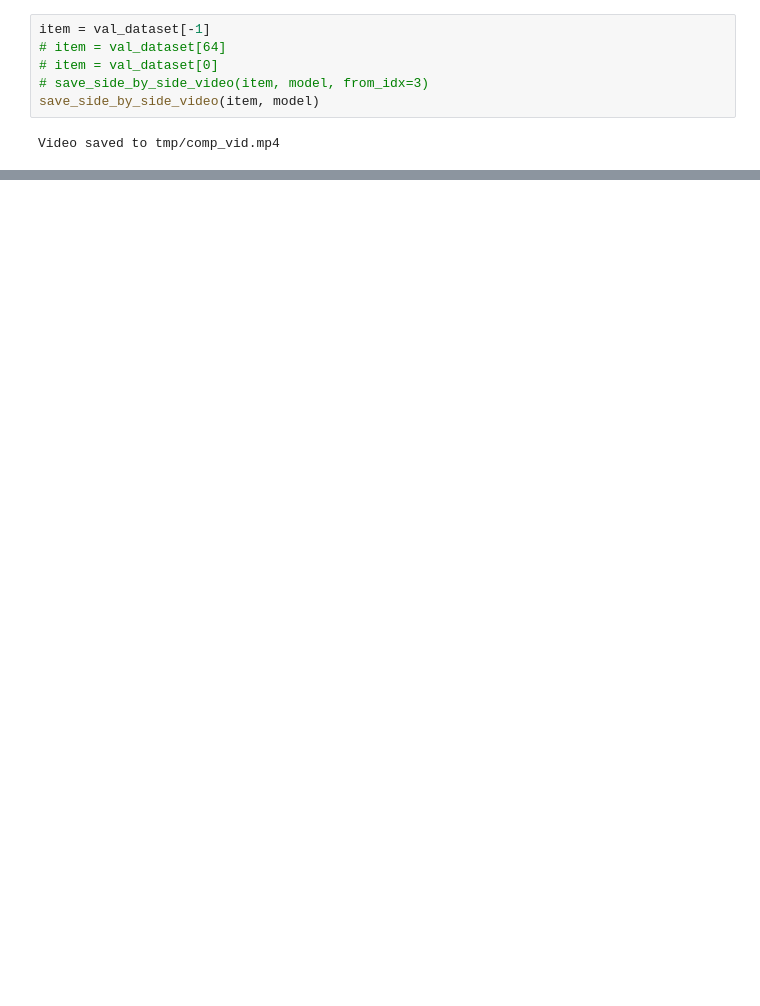
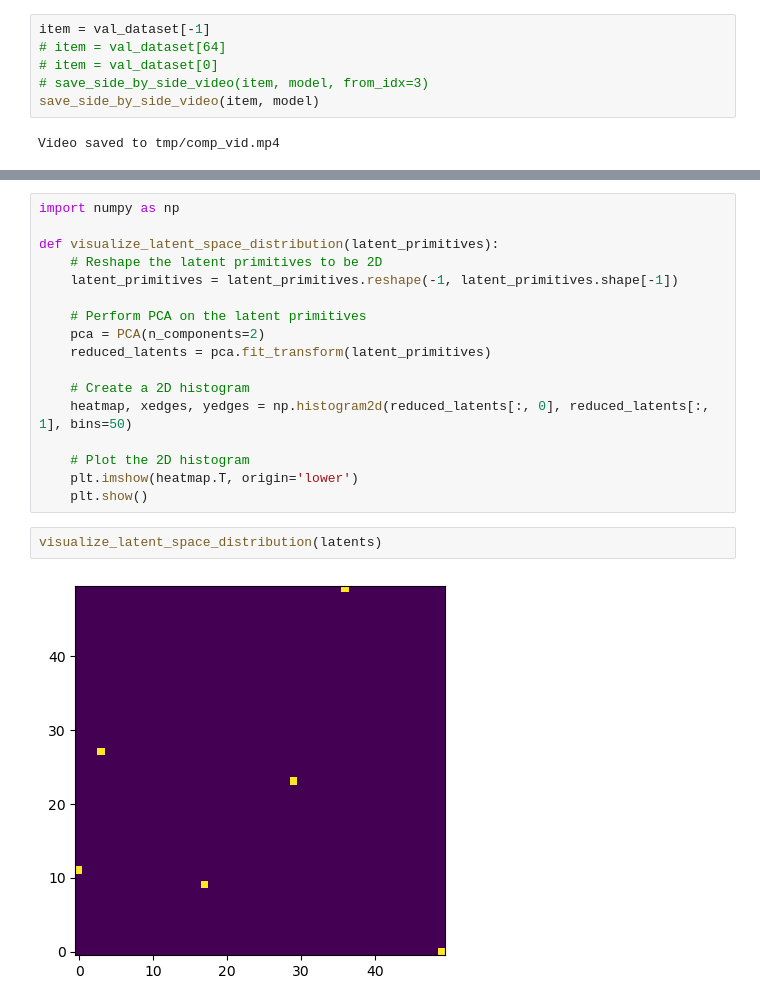
Before and after one commit to rasdani/mp-transformer, a Jupyter notebook: demo/demo.ipynb, the cells around one changed output, grey strips where cells are left out. Saved outputs shown, nothing was run; the diff lists cells and outputs as text; blank space fills up the shorter version.

```diff
--- a/demo/demo.ipynb
+++ b/demo/demo.ipynb
@@ -81,0 +114,21 @@ HTML("""
+# %%
+import numpy as np
+
+def visualize_latent_space_distribution(latent_primitives):
+    # Reshape the latent primitives to be 2D
+    latent_primitives = latent_primitives.reshape(-1, latent_primitives.shape[-1])
+
+    # Perform PCA on the latent primitives
+    pca = PCA(n_components=2)
+    reduced_latents = pca.fit_transform(latent_primitives)
+
+    # Create a 2D histogram
+    heatmap, xedges, yedges = np.histogram2d(reduced_latents[:, 0], reduced_latents[:, 1], bins=50)
+
+    # Plot the 2D histogram
+    plt.imshow(heatmap.T, origin='lower')
+    plt.show()
+# %%
+visualize_latent_space_distribution(latents)
+# %% [output]
+[figure, added]
```
Also changed, not shown: parts of 11 cells of this notebook, 6 other files.
